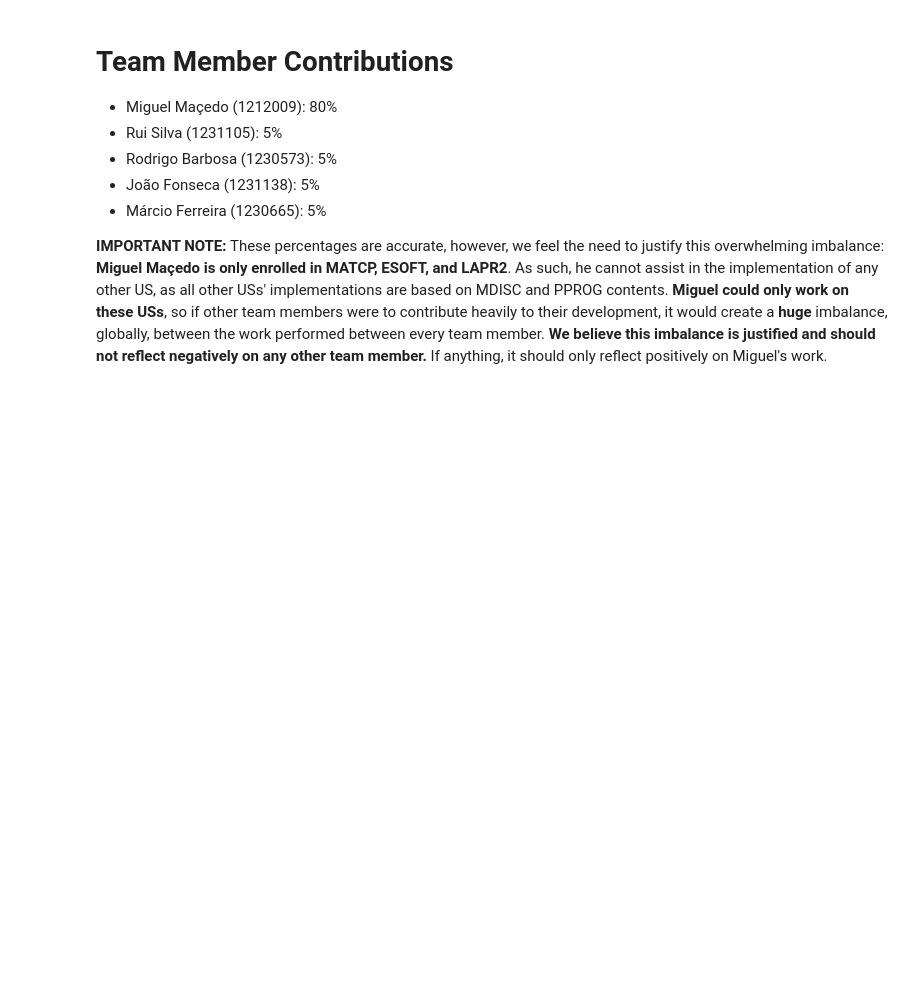
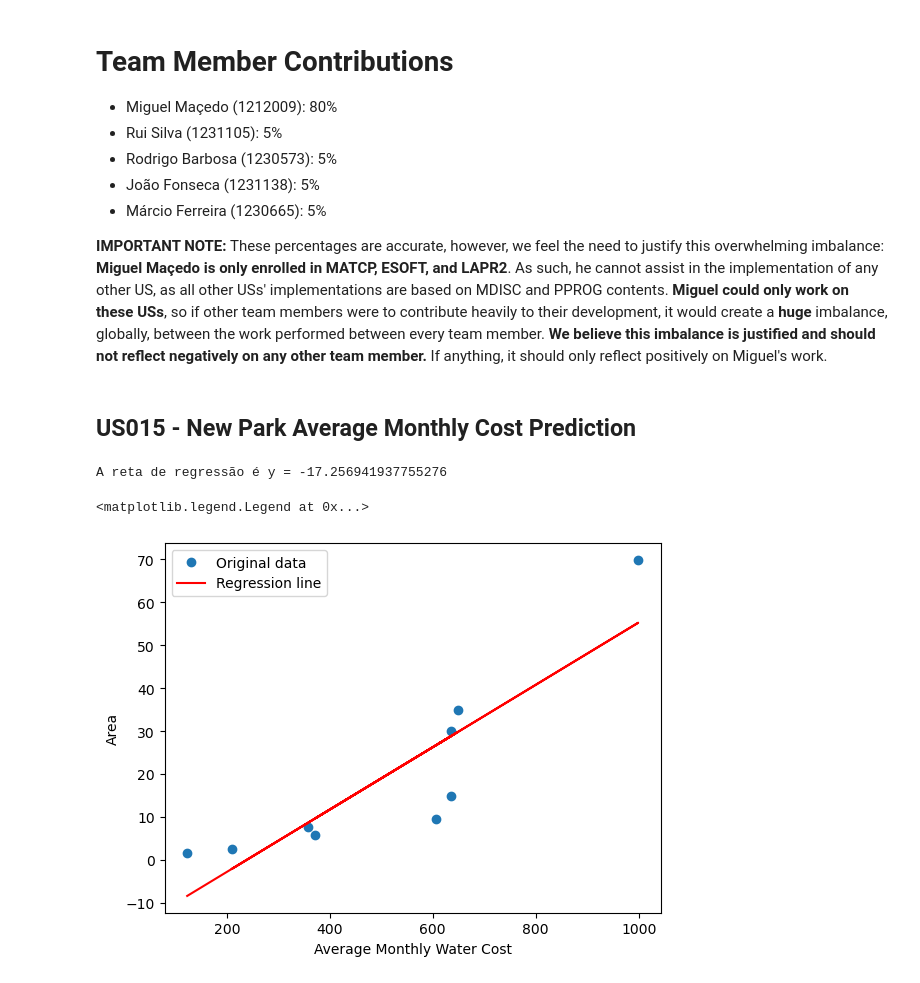
Before and after one commit to Departamento-de-Engenharia-Informatica/lei-24-s2-1dkl-g134, a Jupyter notebook: MATCP Deliverables/MATCP-US-Solutions.ipynb, the cells around one changed output. Saved outputs shown, nothing was run; the diff lists cells and outputs as text; code cells hidden in the pictures; blank space fills up the shorter version.

```diff
--- a/MATCP Deliverables/MATCP-US-Solutions.ipynb
+++ b/MATCP Deliverables/MATCP-US-Solutions.ipynb
@@ -277,3 +277,69 @@ plt.tight_layout()
 - Márcio Ferreira (1230665): 5%
 
 **IMPORTANT NOTE:** These percentages are accurate, however, we feel the need to justify this overwhelming imbalance: **Miguel Maçedo is only enrolled in MATCP, ESOFT, and LAPR2**. As such, he cannot assist in the implementation of any other US, as all other USs' implementations are based on MDISC and PPROG contents. **Miguel could only work on these USs**, so if other team members were to contribute heavily to their development, it would create a **huge** imbalance, globally, between the work performed between every team member. **We believe this imbalance is justified and should not reflect negatively on any other team member.** If anything, it should only reflect positively on Miguel's work.
+# %% [markdown]
+## US015 - New Park Average Monthly Cost Prediction
+# %%
+waterConsumptionUpdatedDF = pandas.read_csv('water_consumption_updated.csv', delimiter=';', decimal=',')
+parkAreaDF = pandas.read_csv('Area.csv', delimiter=';',decimal=',')
+averageMonthlyParkConsumptionCostDF = pandas.DataFrame(columns=['Park','Average Monthly Consumption Cost'])
+
+def monthWaterCost(parkName, month, year):
+        selectedParkData = waterConsumptionUpdatedDF.loc[waterConsumptionUpdatedDF['Park'] == parkName]
+        #filter just the selected month (and year)
+        parkMonthData = selectedParkData.loc[(selectedParkData['Month'] == month) & (selectedParkData['Year'] == year)]
+
+        monthConsumption = parkMonthData['Consumption'].sum()
+
+        #calculation of month water cost
+        if(monthConsumption <= 1000):
+                return monthConsumption * 0.7
+        else:
+                return (1000 * 0.7) + ((monthConsumption - 1000) * 0.7 * 0.15)#adding extra tax
+
+def avarageMonthlyWaterCost(parkName, year):
+        selectedParkData = waterConsumptionUpdatedDF.loc[(waterConsumptionUpdatedDF['Park'] == parkName) & (waterConsumptionUpdatedDF['Year'] == year)]
+
+        sum = 0
+
+        for month in selectedParkData['Month'].unique():
+                sum += monthWaterCost(parkName, month, year)
+
+        return sum / len(selectedParkData['Month'].unique())
+
+for park in waterConsumptionUpdatedDF['Park'].unique():
+    averageMonthlyParkConsumptionCostDF.loc[len(averageMonthlyParkConsumptionCostDF)] = [park, avarageMonthlyWaterCost(park, 2023)]
+
+averageMonthlyParkConsumptionCostDF.set_index('Park', inplace=True)
+parkAreaDF.set_index('Park', inplace=True)
+
+parkAreaDF = parkAreaDF.reindex(index=averageMonthlyParkConsumptionCostDF.index)
+
+x = averageMonthlyParkConsumptionCostDF['Average Monthly Consumption Cost']
+y = parkAreaDF['Area']
+
+Sxx = 0; Syy = 0; Sxy = 0
+xMean = np.mean(x); yMean = np.mean(y)
+for xValue in x:
+        Sxx += (xValue - xMean)**2
+for yValue in y:
+        Syy += (yValue - yMean)**2
+for i in range(len(x)):
+        Sxy += (x[i] - xMean) * (y[i] - yMean)
+
+beta1 = Sxy / Sxx
+beta0 = yMean - beta1 * xMean
+
+sqe = Syy - Sxy**2 / Sxx
+
+modelo = stats.linregress(x, y)
+print(f'A reta de regressão é y = {modelo.intercept + modelo.slope}')
+df = pandas.DataFrame(data={'x':x, 'y':y})
+plt.xlabel('Average Monthly Water Cost'); plt.ylabel('Area')
+plt.plot(df.x, df.y, 'o', label='Original data')
+plt.plot(df.x, modelo.intercept + modelo.slope*df.x, 'r', label='Regression line')
+plt.legend()
+# %% [output]
+A reta de regressão é y = -17.256941937755276
+<matplotlib.legend.Legend at 0x...>
+[figure, added]
```
Also changed, not shown: parts of 1 cell of this notebook, 4 other files.
